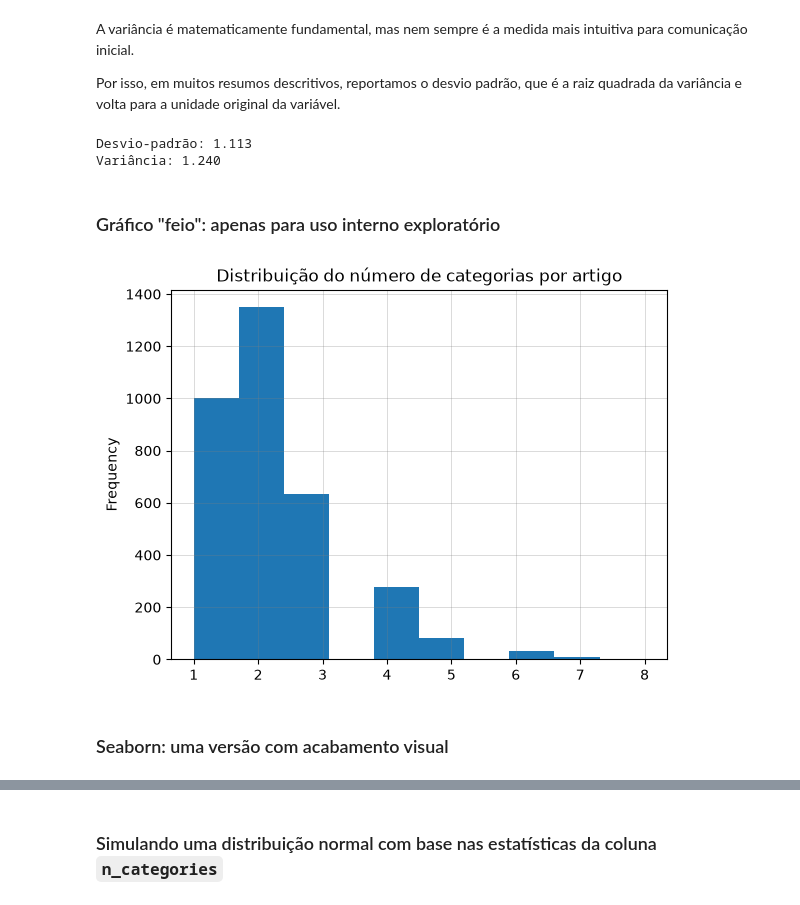
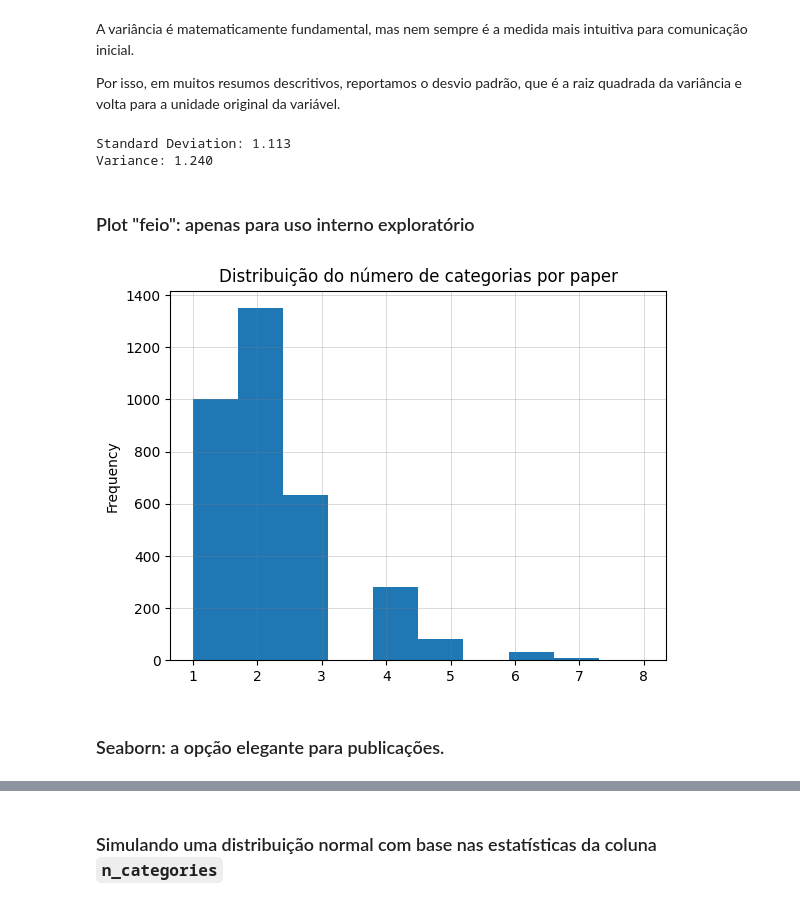
Before and after one commit to jhlopesalves/eda_humanidades, a Jupyter notebook: encontro_5/enc_5.ipynb, the cells around one changed output, grey strips where cells are left out. Cells and saved outputs as stored; diff of their text form; code cells hidden in the pictures.

```diff
--- a/encontro_5/enc_5.ipynb
+++ b/encontro_5/enc_5.ipynb
@@ -12,7 +12,8 @@ import scipy.stats as stats
 import seaborn as sns
 # %%
 arxiv_url = (
-    "https://raw.githubusercontent.com/jhlopesalves/eda_humanidades/refs/heads/main/"
+    "https://raw.githubusercontent.com/jhlopesalves/"
+    "eda_humanidades/refs/heads/main/"
     "encontro_5/data/arxiv_eda_papers.csv"
 )
 
@@ -20,9 +21,6 @@ arxiv_df = pd.read_csv(
     arxiv_url,
     dtype={"paper_id": "string"},
 )
-
-identificadores_de_controle = {"2205.10370", "2007.03500"}
-assert identificadores_de_controle.issubset(set(arxiv_df["paper_id"]))
 # %%
 arxiv_df.head()
 # %% [output]
@@ -180,22 +180,22 @@ Por isso, em muitos resumos descritivos, reportamos o desvio padrão, que é a r
 std_categories = arxiv_df["n_categories"].std(ddof=1)
 var_categories = arxiv_df["n_categories"].var(ddof=1)
 
-print(f"Desvio-padrão: {std_categories:.3f}")
-print(f"Variância: {var_categories:.3f}")
+print(f"Standard Deviation: {std_categories:.3f}")
+print(f"Variance: {var_categories:.3f}")
 # %% [output]
-Desvio-padrão: 1.113
-Variância: 1.240
+Standard Deviation: 1.113
+Variance: 1.240
 # %% [markdown]
-### Gráfico "feio": apenas para uso interno exploratório
+### Plot "feio": apenas para uso interno exploratório
 # %%
 arxiv_df["n_categories"].plot(kind="hist")
-plt.title("Distribuição do número de categorias por artigo")
+plt.title("Distribuição do número de categorias por paper")
 plt.grid(True, alpha=0.4, linewidth=0.5, color="grey")
 plt.show()
 # %% [output]
-[figure, old version]
+[figure, new version]
 # %% [markdown]
-### Seaborn: uma versão com acabamento visual
+### Seaborn: a opção elegante para publicações.
 # %%
 fig, ax = plt.subplots(figsize=(8, 6))
 
```
Also changed, not shown: parts of 19 cells of this notebook, 33 other files.
